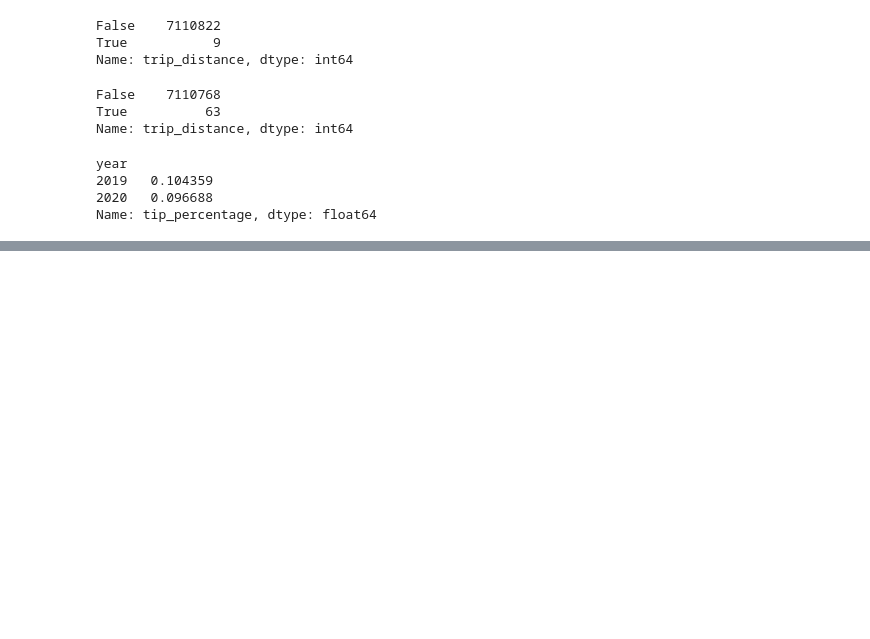
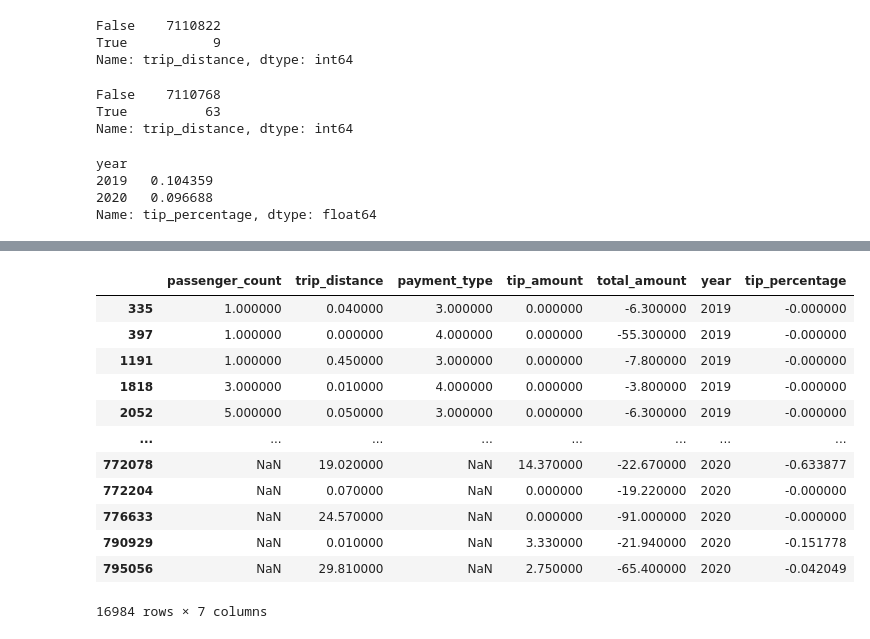
Before and after one commit to reuven/PyRVA-2021-11Nov-10, a Jupyter notebook: PyRVA - PyRVA-2021-11Nov-10.ipynb, the cells around one changed output, grey strips where cells are left out. Drawn from its saved outputs; the diff is of its cells as text; code cells hidden in the pictures; blank space fills up the shorter version.

```diff
--- a/PyRVA - PyRVA-2021-11Nov-10.ipynb
+++ b/PyRVA - PyRVA-2021-11Nov-10.ipynb
@@ -397,0 +410,16 @@ Name: tip_percentage, dtype: float64
+# %%
+df[df['total_amount'] < 0]
+# %% [output]
+|  | passenger_count | trip_distance | payment_type | tip_amount | total_amount | year | tip_percentage |
+| 335 | 1.000000 | 0.040000 | 3.000000 | 0.000000 | -6.300000 | 2019 | -0.000000 |
+| 397 | 1.000000 | 0.000000 | 4.000000 | 0.000000 | -55.300000 | 2019 | -0.000000 |
+| 1191 | 1.000000 | 0.450000 | 3.000000 | 0.000000 | -7.800000 | 2019 | -0.000000 |
+| 1818 | 3.000000 | 0.010000 | 4.000000 | 0.000000 | -3.800000 | 2019 | -0.000000 |
+| 2052 | 5.000000 | 0.050000 | 3.000000 | 0.000000 | -6.300000 | 2019 | -0.000000 |
+| ... | ... | ... | ... | ... | ... | ... | ... |
+| 772078 | NaN | 19.020000 | NaN | 14.370000 | -22.670000 | 2020 | -0.633877 |
+| 772204 | NaN | 0.070000 | NaN | 0.000000 | -19.220000 | 2020 | -0.000000 |
+| 776633 | NaN | 24.570000 | NaN | 0.000000 | -91.000000 | 2020 | -0.000000 |
+| 790929 | NaN | 0.010000 | NaN | 3.330000 | -21.940000 | 2020 | -0.151778 |
+| 795056 | NaN | 29.810000 | NaN | 2.750000 | -65.400000 | 2020 | -0.042049 |
+16984 rows × 7 columns
```
Also changed, not shown: parts of 1 cell of this notebook.
